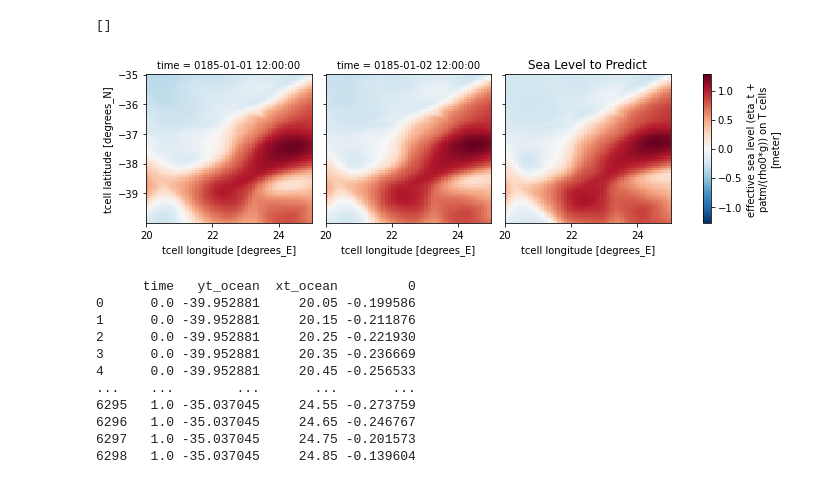
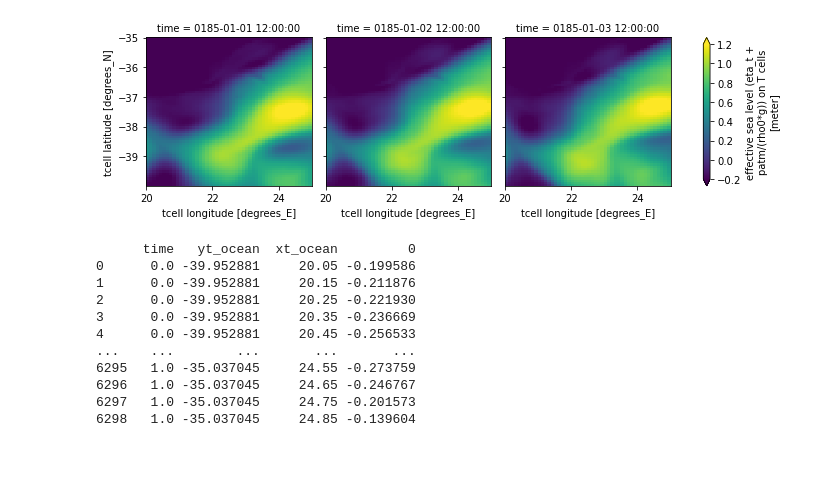
Before and after one commit to rohanlopez7/BML_GP_Project, a Jupyter notebook: Nicole/spatialtemporal-rbf-extrap.ipynb, the cells around one changed output. Cells and saved outputs as stored; diff of their text form; code cells hidden in the pictures; blank space fills up the shorter version.

Commit message:
Update prediction

```diff
--- a/Nicole/spatialtemporal-rbf-extrap.ipynb
+++ b/Nicole/spatialtemporal-rbf-extrap.ipynb
@@ -22,11 +21,9 @@ sea_level_picontrol = xr.open_zarr('/scratch/aeb783/data/project/sea_level_picon
 pacific = sea_level_picontrol[dict(time=slice(0, 3))].sel(xt_ocean=slice(20,25), yt_ocean=slice(-40,-35))
 # %%
 # Plot sea level of selected area
-pacific['sea_level'].plot(x="xt_ocean", y="yt_ocean", col="time", col_wrap=3)
-plt.title("Sea Level to Predict")
+fg = pacific['sea_level'].plot(x="xt_ocean", y="yt_ocean", col="time", col_wrap=3, vmin=-0.2, vmax=1.2)
 # %% [output]
-[]
-[figure, old version]
+[figure, new version]
 # %%
 #Select chunk and remove from training data
 sea_df = pacific['sea_level'].to_dataframe().stack().reset_index()
```
Also changed, not shown: parts of 5 cells of this notebook.
